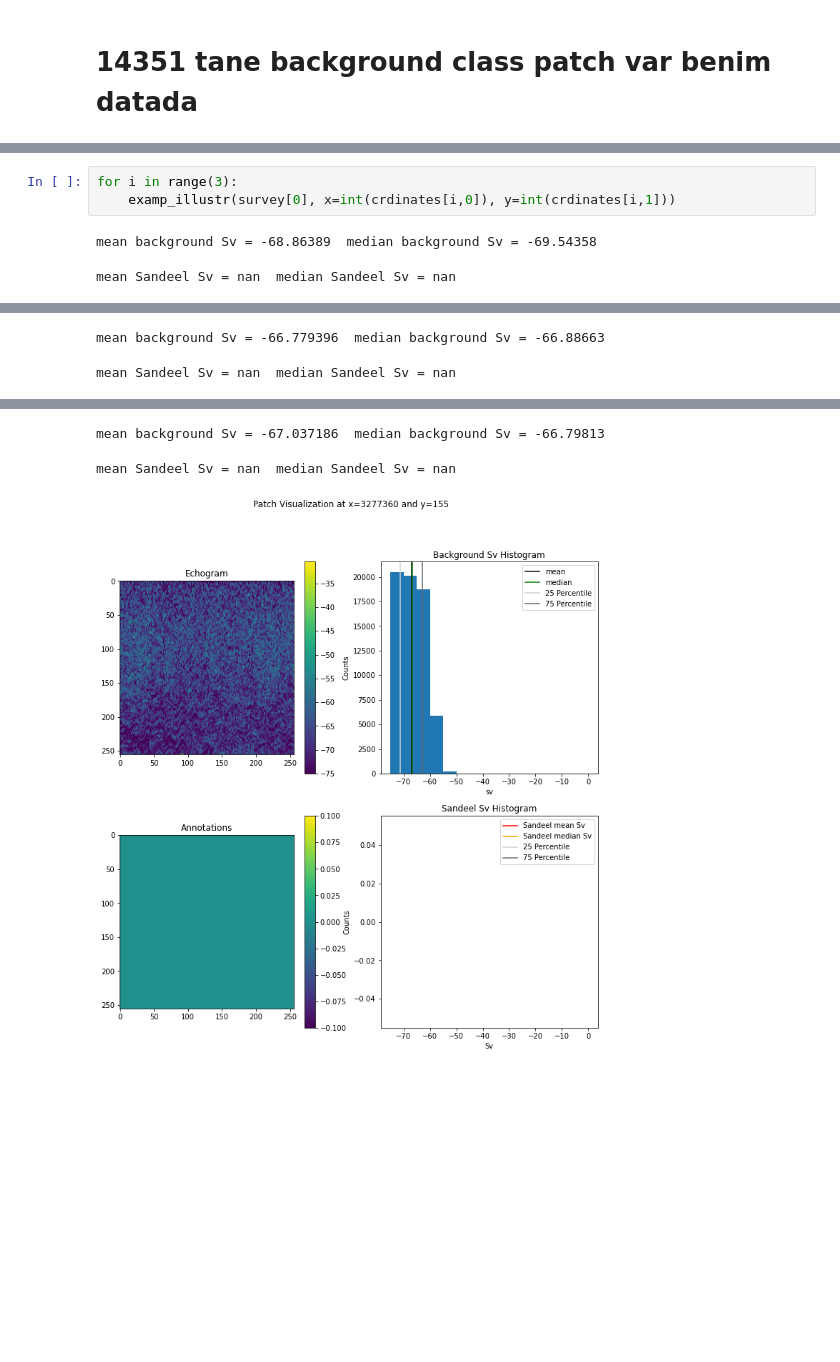
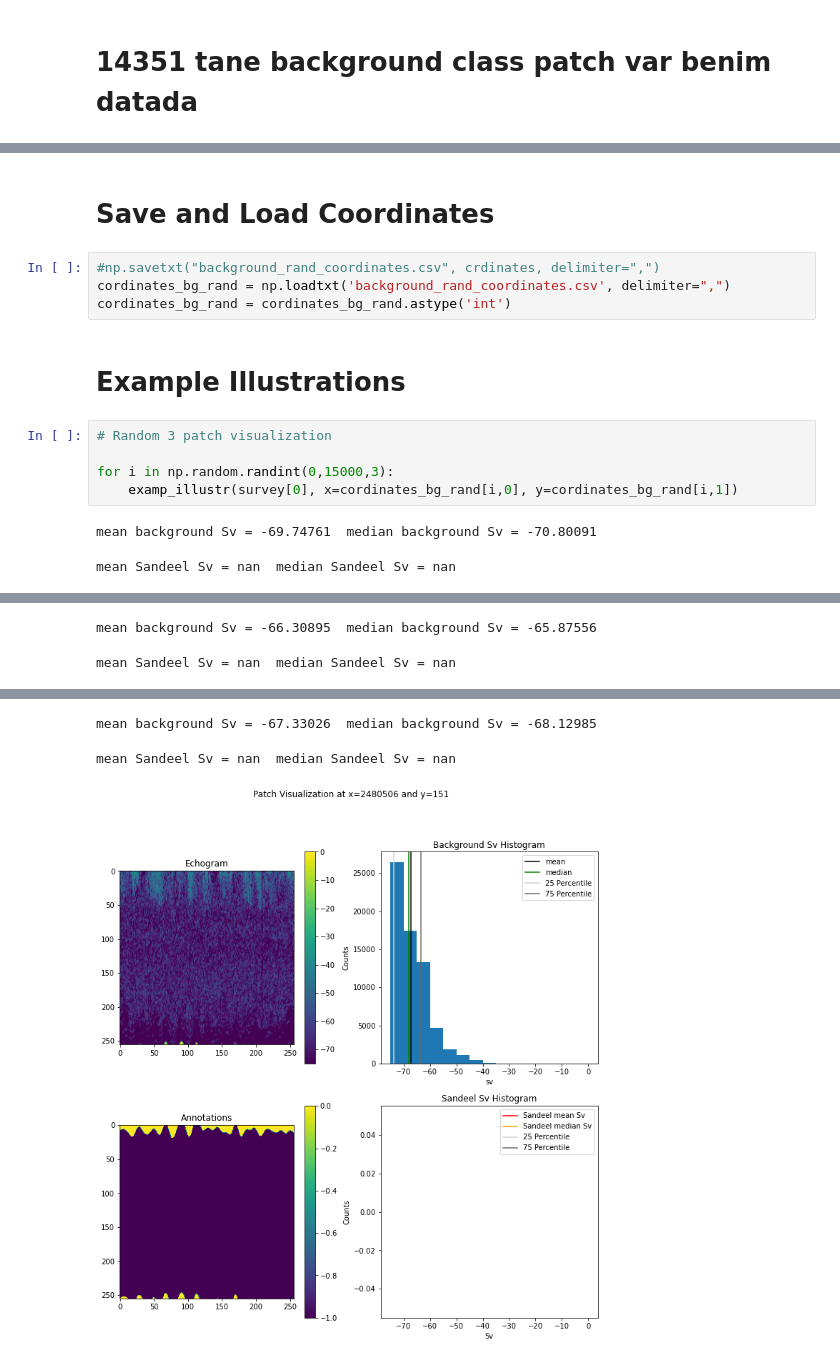
Before and after one commit to ahmetpala/UNET-Sampling, a Jupyter notebook: crimac_unet/Background Sampler.ipynb, the cells around one changed output, grey strips where cells are left out. Drawn from its saved outputs; the diff is of its cells as text; blank space fills up the shorter version.

```diff
--- a/crimac_unet/Background Sampler.ipynb
+++ b/crimac_unet/Background Sampler.ipynb
@@ -178,6 +249,16 @@ for i in range(len(crdinates)):
+# %% [markdown]
+# Save and Load Coordinates
+# %%
+#np.savetxt("background_rand_coordinates.csv", crdinates, delimiter=",")
+cordinates_bg_rand = np.loadtxt('background_rand_coordinates.csv', delimiter=",")
+cordinates_bg_rand = cordinates_bg_rand.astype('int')
+# %% [markdown]
+# Example Illustrations
 # %%
-for i in range(3):
-    examp_illustr(survey[0], x=int(crdinates[i,0]), y=int(crdinates[i,1]))
+# Random 3 patch visualization
+
+for i in np.random.randint(0,15000,3):
+    examp_illustr(survey[0], x=cordinates_bg_rand[i,0], y=cordinates_bg_rand[i,1])
 # %% [output]
-mean background Sv = -68.86389  median background Sv = -69.54358
+mean background Sv = -69.74761  median background Sv = -70.80091
 mean Sandeel Sv = nan  median Sandeel Sv = nan
@@ -185,2 +266,2 @@ mean Sandeel Sv = nan  median Sandeel Sv = nan
-mean background Sv = -66.779396  median background Sv = -66.88663
+mean background Sv = -66.30895  median background Sv = -65.87556
 mean Sandeel Sv = nan  median Sandeel Sv = nan
@@ -188,3 +269,3 @@ mean Sandeel Sv = nan  median Sandeel Sv = nan
-mean background Sv = -67.037186  median background Sv = -66.79813
+mean background Sv = -67.33026  median background Sv = -68.12985
 mean Sandeel Sv = nan  median Sandeel Sv = nan
-[figure, old version]
+[figure, new version]
```
Also changed, not shown: parts of 17 cells of this notebook, 2 other files.
